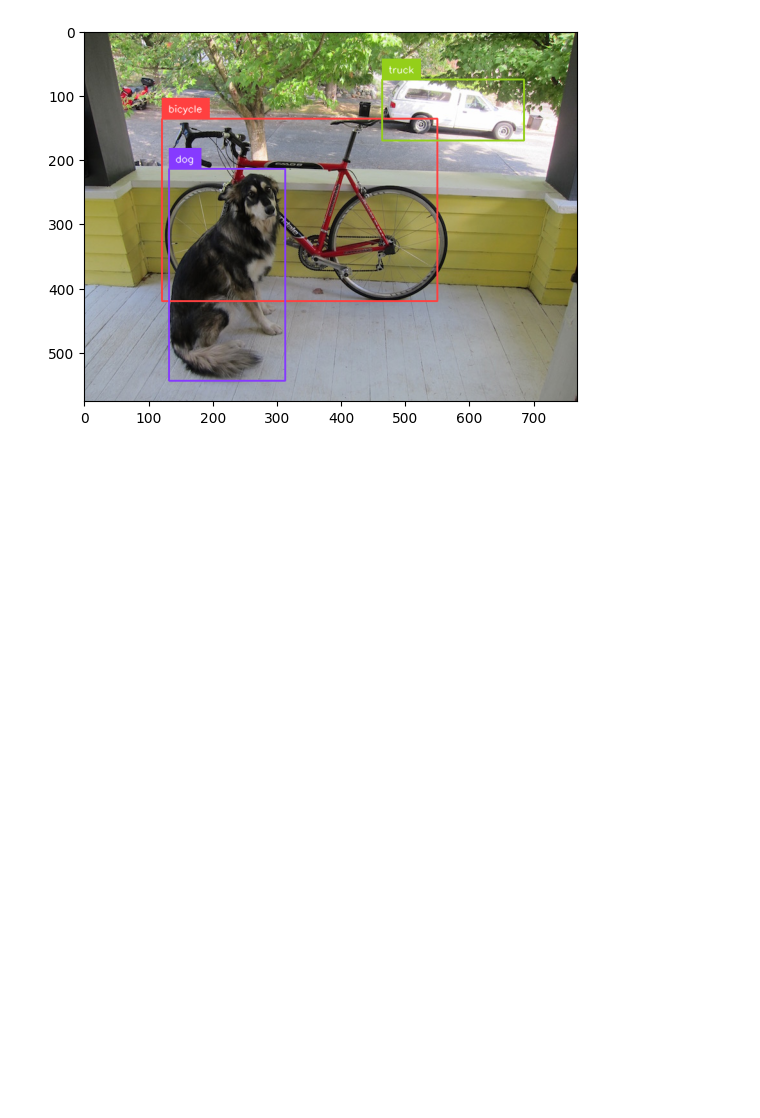
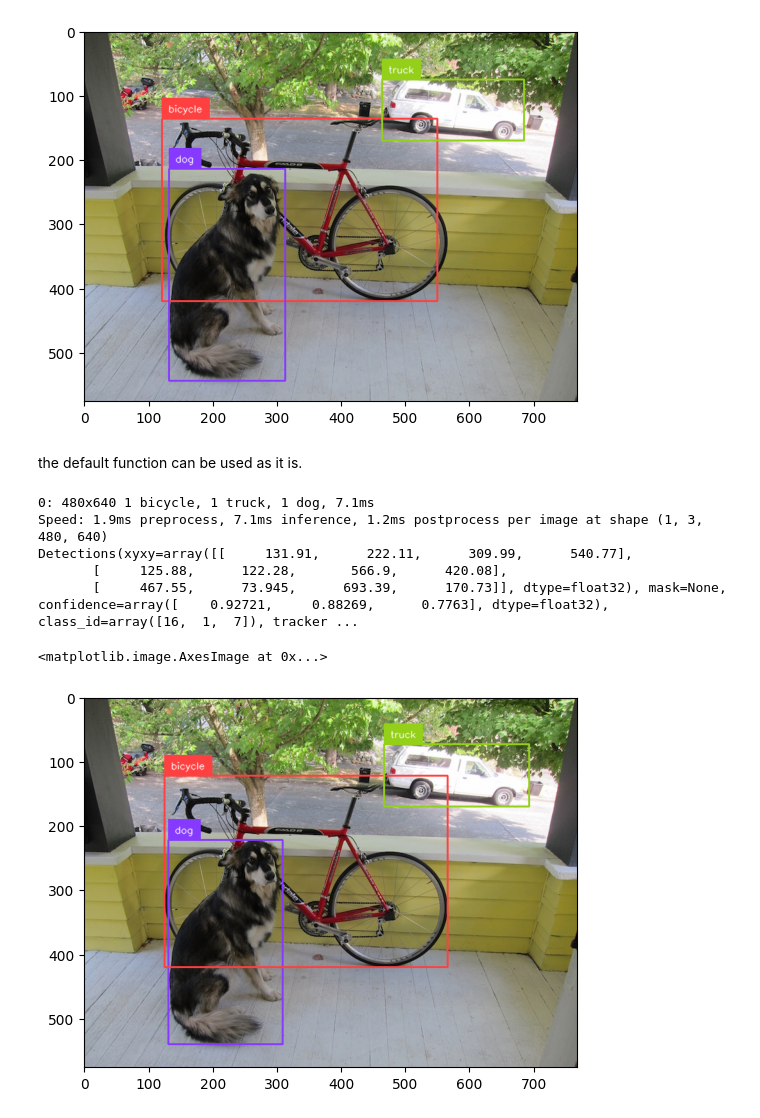
Before and after one commit to totti0223/supervision, a Jupyter notebook: yolox_notebooks/scratch.ipynb, the cells around one changed output. Saved outputs shown, nothing was run; the diff lists cells and outputs as text; code cells hidden in the pictures; blank space fills up the shorter version.

```diff
--- a/yolox_notebooks/scratch.ipynb
+++ b/yolox_notebooks/scratch.ipynb
@@ -44,10 +44,36 @@ result[3]
+# %% [markdown]
+the default function can be used as it is.
 # %%
 import cv2
 import supervision as sv
 from ultralytics import YOLO
+import matplotlib.pyplot as plt
 
-image = cv2.imread("/home/yosuke/home2/supervision/supervision/.idea/137108492-e9cf3290-f025-435c-ad17-20ea77f4d937.jpg")
+image = cv2.imread("137108492-e9cf3290-f025-435c-ad17-20ea77f4d937.jpg")
 model = YOLO('yolov8s.pt')
 result = model(image)[0]
 detections = sv.Detections.from_ultralytics(result)
 print(detections)
+labels = [
+    f"{class_name} {confidence:.2f}"
+    for class_name, confidence
+    in zip(detections['class_name'], detections.confidence)
+]
+bounding_box_annotator = sv.BoundingBoxAnnotator()
+label_annotator = sv.LabelAnnotator()
+
+annotated_image = bounding_box_annotator.annotate(
+    scene=image.copy(),
+    detections=detections,
+)
+annotated_image = label_annotator.annotate(
+    scene=annotated_image, detections=detections)
+plt.imshow(annotated_image[...,::-1])
+# %% [output]
+0: 480x640 1 bicycle, 1 truck, 1 dog, 7.1ms
+Speed: 1.9ms preprocess, 7.1ms inference, 1.2ms postprocess per image at shape (1, 3, 480, 640)
+Detections(xyxy=array([[     131.91,      222.11,      309.99,      540.77],
+       [     125.88,      122.28,       566.9,      420.08],
+       [     467.55,      73.945,      693.39,      170.73]], dtype=float32), mask=None, confidence=array([    0.92721,     0.88269,      0.7763], dtype=float32), class_id=array([16,  1,  7]), tracker ...
+<matplotlib.image.AxesImage at 0x...>
+[figure, added]
```
Also changed, not shown: parts of 5 cells of this notebook, 2 other files.
